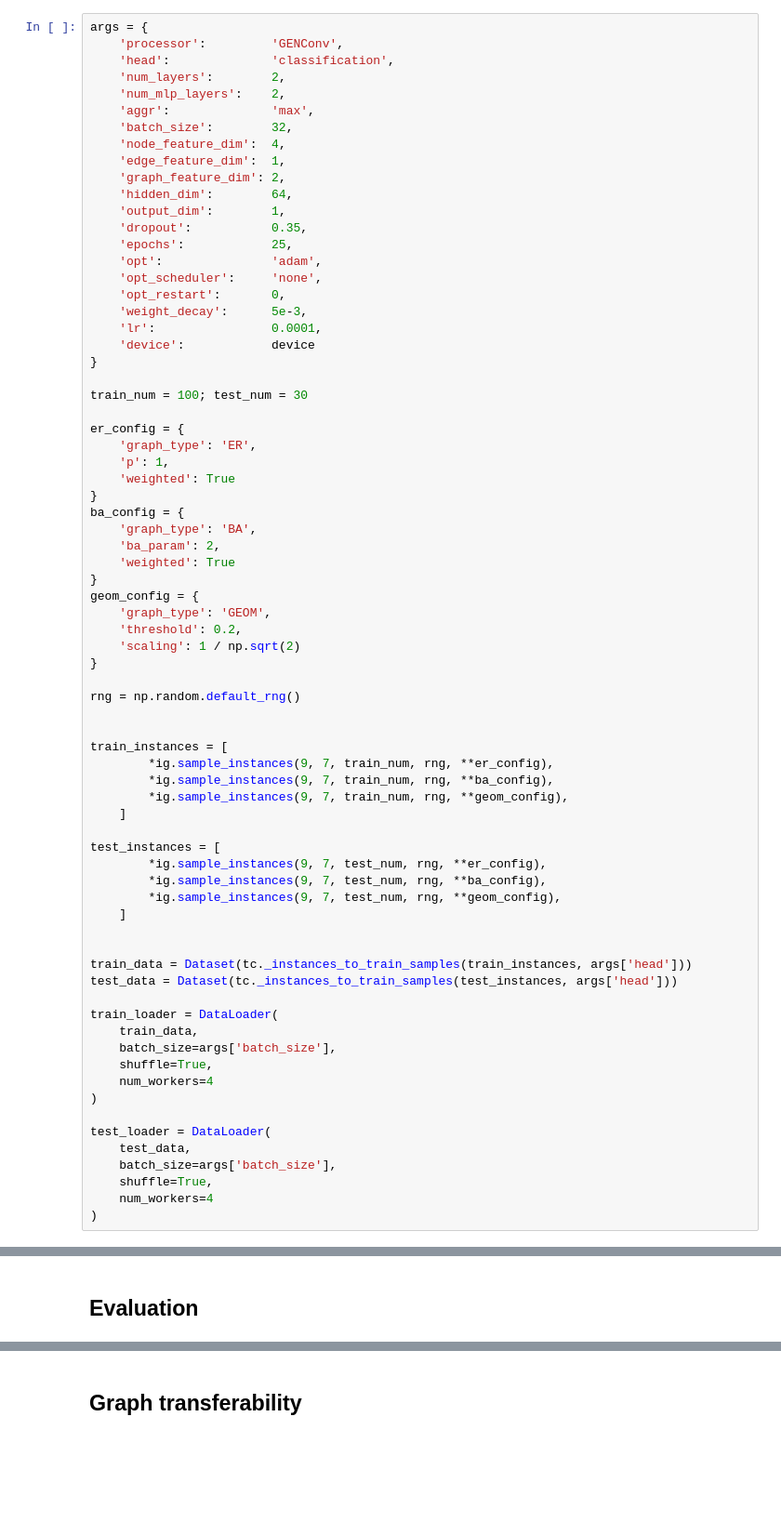
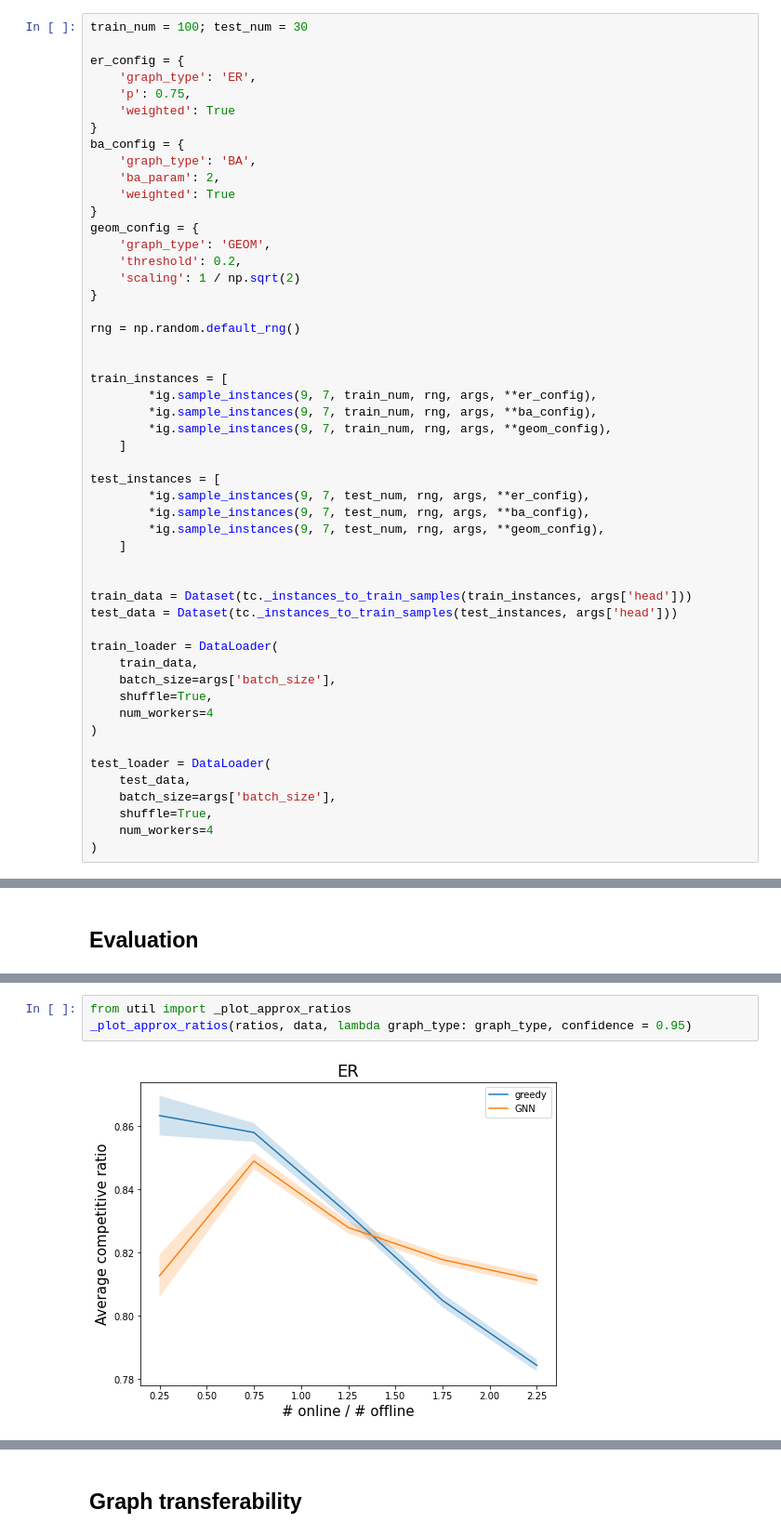
Before and after one commit to anders-wikum/GNN-OBM, a Jupyter notebook: notebooks/base_learner.ipynb, the cells around one changed output, grey strips where cells are left out. Shown: that part at 93% size. Drawn from its saved outputs; the diff is of its cells as text; blank space fills up the shorter version.

```diff
--- a/notebooks/base_learner.ipynb
+++ b/notebooks/base_learner.ipynb
@@ -25,31 +74,9 @@ Using device: cuda:2
 # %%
-args = {
-    'processor':         'GENConv',
-    'head':              'classification',
-    'num_layers':        2,
-    'num_mlp_layers':    2,
-    'aggr':              'max',
-    'batch_size':        32,
-    'node_feature_dim':  4,
-    'edge_feature_dim':  1,
-    'graph_feature_dim': 2,
-    'hidden_dim':        64,
-    'output_dim':        1,
-    'dropout':           0.35,
-    'epochs':            25,
-    'opt':               'adam',
-    'opt_scheduler':     'none',
-    'opt_restart':       0,
-    'weight_decay':      5e-3,
-    'lr':                0.0001,
-    'device':            device
-}
-
 train_num = 100; test_num = 30
 
 er_config = {
     'graph_type': 'ER',
-    'p': 1,
+    'p': 0.75,
     'weighted': True
 }
 ba_config = {
@@ -67,15 +94,15 @@ rng = np.random.default_rng()
 
 
 train_instances = [
-        *ig.sample_instances(9, 7, train_num, rng, **er_config),
-        *ig.sample_instances(9, 7, train_num, rng, **ba_config),
-        *ig.sample_instances(9, 7, train_num, rng, **geom_config),
+        *ig.sample_instances(9, 7, train_num, rng, args, **er_config),
+        *ig.sample_instances(9, 7, train_num, rng, args, **ba_config),
+        *ig.sample_instances(9, 7, train_num, rng, args, **geom_config),
     ]
 
 test_instances = [
-        *ig.sample_instances(9, 7, test_num, rng, **er_config),
-        *ig.sample_instances(9, 7, test_num, rng, **ba_config),
-        *ig.sample_instances(9, 7, test_num, rng, **geom_config),
+        *ig.sample_instances(9, 7, test_num, rng, args, **er_config),
+        *ig.sample_instances(9, 7, test_num, rng, args, **ba_config),
+        *ig.sample_instances(9, 7, test_num, rng, args, **geom_config),
     ]
 
 
@@ -441,0 +506,5 @@ Thresholded greedy: 0.8402
+# %%
+from util import _plot_approx_ratios
+_plot_approx_ratios(ratios, data, lambda graph_type: graph_type, confidence = 0.95)
+# %% [output]
+[figure, added]
```
Also changed, not shown: parts of 29 cells of this notebook, 9 other files.
